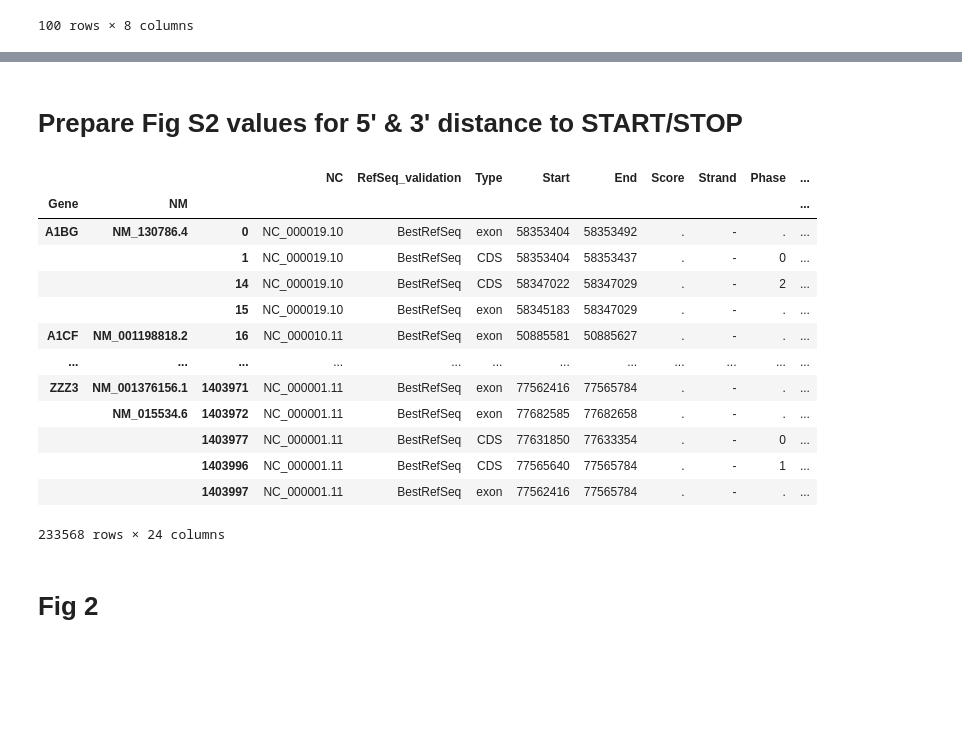
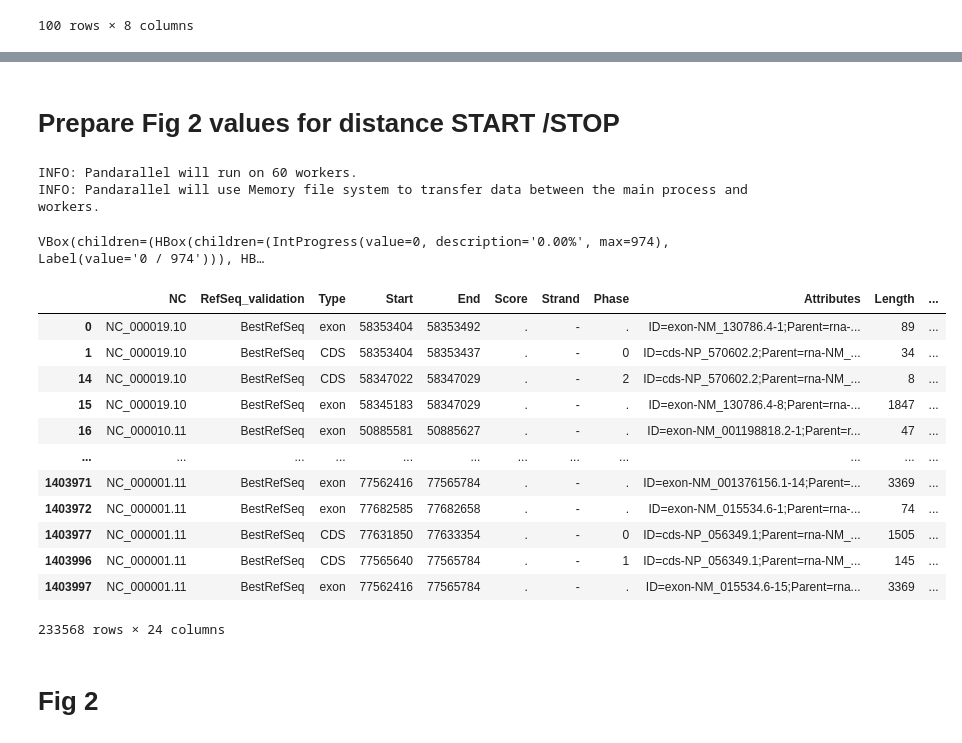
Before and after one commit to weber8thomas/MISOG_SISOG, a Jupyter notebook: src/misog_sisog_analysis.ipynb, the cells around one changed output, grey strips where cells are left out. Saved outputs shown, nothing was run; the diff lists cells and outputs as text; code cells hidden in the pictures; blank space fills up the shorter version.

```diff
--- a/src/misog_sisog_analysis.ipynb
+++ b/src/misog_sisog_analysis.ipynb
@@ -885,12 +946,12 @@ print(box_pairs)
 
 k_limit = 5
 zscore_cutoff = 2
-padding_title = 120
+padding_title = 125
 
-concat_cds_exons['Nb_exon_relative'] = concat_cds_exons['Nb_exon_relative'].fillna(0)
-concat_introns['Nb_exon_relative'] = concat_introns['Nb_exon_relative'].fillna(0)
-concat_cds_exons[['Nb_exon_relative', 'Nb_exon', 'Nb_exon_inverted']] = concat_cds_exons[['Nb_exon_relative', 'Nb_exon', 'Nb_exon_inverted']].astype(int)
-concat_introns[['Nb_exon_relative', 'Nb_exon', 'Nb_exon_inverted']] = concat_introns[['Nb_exon_relative', 'Nb_exon', 'Nb_exon_inverted']].astype(int)
+# concat_cds_exons['Nb_exon_relative'] = concat_cds_exons['Nb_exon_relative'].fillna(0)
+# concat_introns['Nb_exon_relative'] = concat_introns['Nb_exon_relative'].fillna(0)
+# concat_cds_exons[['Nb_exon_relative', 'Nb_exon', 'Nb_exon_inverted']] = concat_cds_exons[['Nb_exon_relative', 'Nb_exon', 'Nb_exon_inverted']].astype(int)
+# concat_introns[['Nb_exon_relative', 'Nb_exon', 'Nb_exon_inverted']] = concat_introns[['Nb_exon_relative', 'Nb_exon', 'Nb_exon_inverted']].astype(int)
 
 utrs = concat_cds_exons.dropna(subset=['UTR_bool']).reset_index(drop=True)
 utrs[['UTR_Start', 'UTR_End']] = utrs.UTR_ranges.str.split('-', expand=True)
@@ -909,22 +970,20 @@ box_pairs = [
 ]
 box_pairs = box_pairs + [((-1,'Miso'),(e,'Miso')) for e in range(-5,-1)] + [((-1,'Siso'),(e,'Siso')) for e in range(-5,-1)]
 
-custom_boxplot(data=concat_cds_exons.loc[(concat_cds_exons['Type'] == 'exon')  & (concat_cds_exons['Nb_exon_inverted'] >= -5)][['Gene', 'NM', 'Miso_siso', 'Nb_exon_inverted', 'Length']].drop_duplicates(), x='Nb_exon_inverted', y='Length', hue='Miso_siso',xlabel='Ordinal position', ax=ax[1][1], ylim=(0,6.5e3), palette=palette, title="3' Exons", box_pairs=box_pairs, padding_title=padding_title, legend=True, x_legend=1.35,)
+custom_boxplot(data=concat_cds_exons.loc[(concat_cds_exons['Type'] == 'exon')  & (concat_cds_exons['Nb_exon_inverted'] >= -5)][['Gene', 'NM', 'Miso_siso', 'Nb_exon_inverted', 'Length']].drop_duplicates(), x='Nb_exon_inverted', y='Length', hue='Miso_siso',xlabel='Ordinal position', ax=ax[1][1], ylim=(0,6.5e3), palette=palette, title="3' Exons", box_pairs=box_pairs, padding_title=padding_title)
 custom_boxplot(data=concat_cds_exons.loc[(concat_cds_exons['Type'] == 'CDS') & (concat_cds_exons['Nb_exon_inverted'] >= -5)][['Gene', 'NM', 'Miso_siso', 'Nb_exon_inverted', 'Length']].drop_duplicates(), x='Nb_exon_inverted', y='Length', hue='Miso_siso', xlabel='Ordinal position',ax=ax[2][1], ylim=(0,500), palette=palette, title="3' TERs", box_pairs=box_pairs, padding_title=padding_title)
 custom_boxplot(data=concat_introns.loc[(concat_introns['Type'] == 'exon') & (concat_introns['Nb_exon_inverted'] >= -5)][['Gene', 'NM', 'Miso_siso', 'Nb_exon_inverted', 'Intron_Length']].drop_duplicates(), x='Nb_exon_inverted', y='Intron_Length', hue='Miso_siso',xlabel='Ordinal position', ax=ax[0][1], ylim=(0,50e3), palette=palette, title="3' Introns", box_pairs=box_pairs, padding_title=padding_title, )
-custom_boxplot(data=utrs.loc[(utrs['UTR_bool'] == '3_prime') & (utrs['Nb_exon_inverted'] >= -5)][['Gene', 'NM', 'Miso_siso', 'Nb_exon_inverted', 'UTR_Length']].drop_duplicates(), x='Nb_exon_inverted', y='UTR_Length', hue='Miso_siso',  xlabel='Ordinal position',ax=ax[3][1], ylim=(0,6e3), palette=palette, title="3' UTR", box_pairs=box_pairs, padding_title=padding_title)
+custom_boxplot(data=utrs.loc[(utrs['UTR_bool'] == '3_prime') & (utrs['Nb_exon_inverted'] >= -5)][['Gene', 'NM', 'Miso_siso', 'Nb_exon_inverted', 'UTR_Length']].drop_duplicates(), x='Nb_exon_inverted', y='UTR_Length', hue='Miso_siso',  xlabel='Ordinal position',ax=ax[3][1], ylim=(0,6e3), palette=palette, title="3' UTR", box_pairs=box_pairs, padding_title=padding_title, legend=True, x_legend=1.35,)
 
 
 i = 0
 for n, a in enumerate(ax):
     print(a)
     sub_a = a[0]
-#     print(sub_a)
     sub_a.text(-0.15, 1.15, string.ascii_uppercase[i], transform=sub_a.transAxes, size=25, weight='bold')
     i += 1
 for n, a in enumerate(ax):
     sub_a = a[1]
-#     print(sub_a)
     sub_a.text(-0.15, 1.15, string.ascii_uppercase[i], transform=sub_a.transAxes, size=25, weight='bold')
     i += 1
 
@@ -1061,51 +1095,58 @@ pd.concat(
 # %% [markdown]
-# Prepare Fig S2 values for 5' & 3' distance to START/STOP
+# Prepare Fig 2 values for distance START  /STOP
 # %%
+# Retrieve TSS ↔ START & STOP ↔ STOP
 def get_total_length_utr(df):
     if df.Strand.values[0] == "+":
         strand = "+"
         ascending=True
         reverse=False
         df = df.sort_values(by=['Start', 'End'])
         first_nt_cds = df.loc[df['Type'] == 'CDS'].Start.values[0]
         last_nt_cds = df.loc[df['Type'] == 'CDS'].End.values[-1]
         first_nt_exon = df.loc[df['Type'] == 'exon'].Start.values[0]
         last_nt_exon = df.loc[df['Type'] == 'exon'].End.values[-1]
         complete_five_utr_length = first_nt_cds - first_nt_exon
         complete_three_utr_length = last_nt_exon - last_nt_cds
     elif df.Strand.values[0] == "-":
         strand = "-"
         ascending=False
         reverse=True
         df = df.sort_values(by=['Start', 'End'], ascending=ascending)
         first_nt_cds = df.loc[df['Type'] == 'CDS'].End.values[0]
         last_nt_cds = df.loc[df['Type'] == 'CDS'].Start.values[-1]
         first_nt_exon = df.loc[df['Type'] == 'exon'].End.values[0]
         last_nt_exon = df.loc[df['Type'] == 'exon'].Start.values[-1]
         complete_five_utr_length = first_nt_exon - first_nt_cds
         complete_three_utr_length = last_nt_cds - last_nt_exon
 
     df['Complete_5_prime_UTR_length'] = complete_five_utr_length
     df['Complete_3_prime_UTR_length'] = complete_three_utr_length
     return df
 
+
+from pandarallel import pandarallel
+pandarallel.initialize(nb_workers=60, progress_bar=True)
+
 concat_cds_exons_first = concat_cds_exons[(concat_cds_exons['Nb_exon'] == 1) | (concat_cds_exons['Nb_exon_inverted'] == -1)]
-concat_cds_exons_utr_length = concat_cds_exons_first.groupby(['Gene', 'NM']).progress_apply(lambda df: get_total_length_utr(df)).drop_duplicates()
+concat_cds_exons_utr_length = concat_cds_exons_first.groupby(['Gene', 'NM']).parallel_apply(lambda df: get_total_length_utr(df)).drop_duplicates()
 concat_cds_exons_utr_length
 # %% [output]
+INFO: Pandarallel will run on 60 workers.
+INFO: Pandarallel will use Memory file system to transfer data between the main process and workers.
+VBox(children=(HBox(children=(IntProgress(value=0, description='0.00%', max=974), Label(value='0 / 974'))), HB…
-|  |  |  | NC | RefSeq_validation | Type | Start | End | Score | Strand | Phase | ... |
-| Gene | NM |  |  |  |  |  |  |  |  |  | ... |
-| A1BG | NM_130786.4 | 0 | NC_000019.10 | BestRefSeq | exon | 58353404 | 58353492 | . | - | . | ... |
-|  |  | 1 | NC_000019.10 | BestRefSeq | CDS | 58353404 | 58353437 | . | - | 0 | ... |
-|  |  | 14 | NC_000019.10 | BestRefSeq | CDS | 58347022 | 58347029 | . | - | 2 | ... |
-|  |  | 15 | NC_000019.10 | BestRefSeq | exon | 58345183 | 58347029 | . | - | . | ... |
-| A1CF | NM_001198818.2 | 16 | NC_000010.11 | BestRefSeq | exon | 50885581 | 50885627 | . | - | . | ... |
+|  | NC | RefSeq_validation | Type | Start | End | Score | Strand | Phase | Attributes | Length | ... |
+| 0 | NC_000019.10 | BestRefSeq | exon | 58353404 | 58353492 | . | - | . | ID=exon-NM_130786.4-1;Parent=rna-... | 89 | ... |
+| 1 | NC_000019.10 | BestRefSeq | CDS | 58353404 | 58353437 | . | - | 0 | ID=cds-NP_570602.2;Parent=rna-NM_... | 34 | ... |
+| 14 | NC_000019.10 | BestRefSeq | CDS | 58347022 | 58347029 | . | - | 2 | ID=cds-NP_570602.2;Parent=rna-NM_... | 8 | ... |
+| 15 | NC_000019.10 | BestRefSeq | exon | 58345183 | 58347029 | . | - | . | ID=exon-NM_130786.4-8;Parent=rna-... | 1847 | ... |
+| 16 | NC_000010.11 | BestRefSeq | exon | 50885581 | 50885627 | . | - | . | ID=exon-NM_001198818.2-1;Parent=r... | 47 | ... |
 | ... | ... | ... | ... | ... | ... | ... | ... | ... | ... | ... | ... |
-| ZZZ3 | NM_001376156.1 | 1403971 | NC_000001.11 | BestRefSeq | exon | 77562416 | 77565784 | . | - | . | ... |
-|  | NM_015534.6 | 1403972 | NC_000001.11 | BestRefSeq | exon | 77682585 | 77682658 | . | - | . | ... |
-|  |  | 1403977 | NC_000001.11 | BestRefSeq | CDS | 77631850 | 77633354 | . | - | 0 | ... |
-|  |  | 1403996 | NC_000001.11 | BestRefSeq | CDS | 77565640 | 77565784 | . | - | 1 | ... |
-|  |  | 1403997 | NC_000001.11 | BestRefSeq | exon | 77562416 | 77565784 | . | - | . | ... |
+| 1403971 | NC_000001.11 | BestRefSeq | exon | 77562416 | 77565784 | . | - | . | ID=exon-NM_001376156.1-14;Parent=... | 3369 | ... |
+| 1403972 | NC_000001.11 | BestRefSeq | exon | 77682585 | 77682658 | . | - | . | ID=exon-NM_015534.6-1;Parent=rna-... | 74 | ... |
+| 1403977 | NC_000001.11 | BestRefSeq | CDS | 77631850 | 77633354 | . | - | 0 | ID=cds-NP_056349.1;Parent=rna-NM_... | 1505 | ... |
+| 1403996 | NC_000001.11 | BestRefSeq | CDS | 77565640 | 77565784 | . | - | 1 | ID=cds-NP_056349.1;Parent=rna-NM_... | 145 | ... |
+| 1403997 | NC_000001.11 | BestRefSeq | exon | 77562416 | 77565784 | . | - | . | ID=exon-NM_015534.6-15;Parent=rna... | 3369 | ... |
-233568 rows × 24 columns
+233568 rows × 24 columns
 # %% [markdown]
 # Fig 2
```
Also changed, not shown: parts of 19 cells of this notebook, 1 other file.
